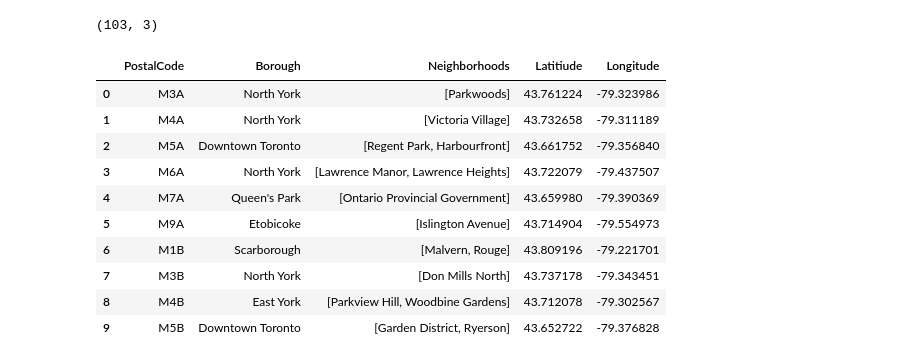
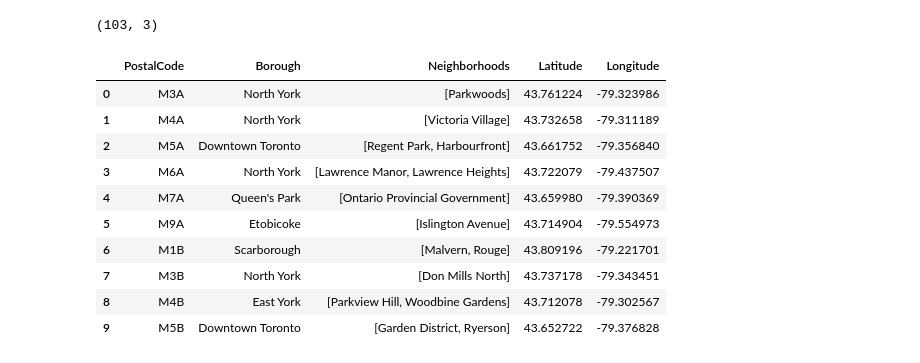
Before and after one commit to KirosG/toronto_clustering, a Jupyter notebook: Segmenting and Clustering Neighborhoods in Toronto.ipynb, the cells around one changed output. Cells and saved outputs as stored; diff of their text form; code cells hidden in the pictures.

```diff
--- a/Segmenting and Clustering Neighborhoods in Toronto.ipynb
+++ b/Segmenting and Clustering Neighborhoods in Toronto.ipynb
@@ -90,29 +96,30 @@ df.shape
 (103, 3)
 # %%
 lats = []
-longs = []
+lons = []
 geolocator = Nominatim(user_agent="GeocodeEarth")
 with tqdm(total=len(list(df.iterrows()))) as pbar:
     for index,row in df.iterrows():
         pbar.update(1)
+        # handle special case
         if row['Borough'] == "Queen's Park":
             location = geolocator.geocode("Queen's Park, Toronto")
         else:
             for i in range(len(row['Neighborhoods'])):
                 location = geolocator.geocode(row['Borough'] + ', ' + row['Neighborhoods'][i])
                 if location != None:
                     break
             if location == None:
                 location = geolocator.geocode(row['Borough'] + ', Toronto')
         #print(index, location.address)
         lats.append(location.latitude)
-        longs.append(location.longitude)
+        lons.append(location.longitude)
 
-df["Latitiude"] = lats
-df["Longitude"] = longs
+df["Latitude"] = lats
+df["Longitude"] = lons
 df.head(10)
 # %% [output]
-|  | PostalCode | Borough | Neighborhoods | Latitiude | Longitude |
+|  | PostalCode | Borough | Neighborhoods | Latitude | Longitude |
 | 0 | M3A | North York | [Parkwoods] | 43.761224 | -79.323986 |
 | 1 | M4A | North York | [Victoria Village] | 43.732658 | -79.311189 |
 | 2 | M5A | Downtown Toronto | [Regent Park, Harbourfront] | 43.661752 | -79.356840 |
```
Also changed, not shown: parts of 2 cells of this notebook.
